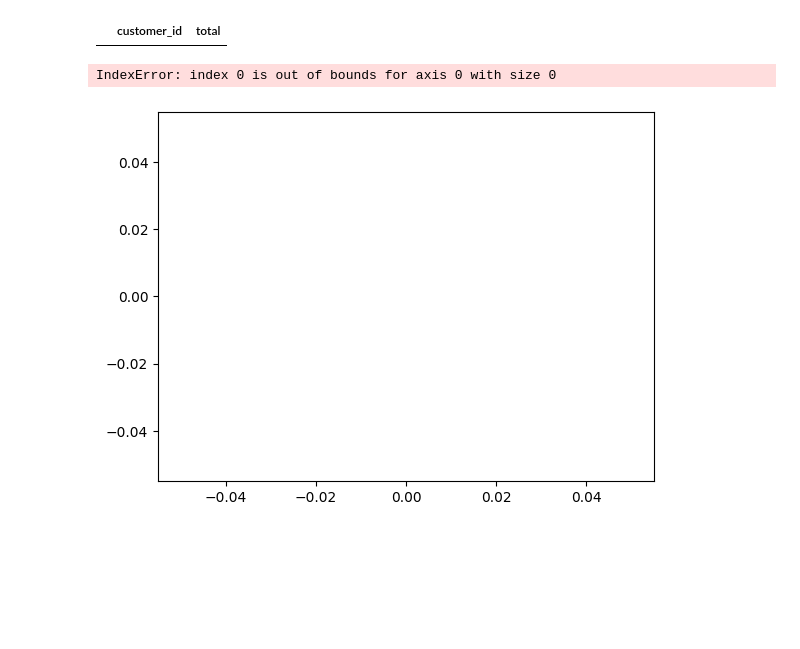
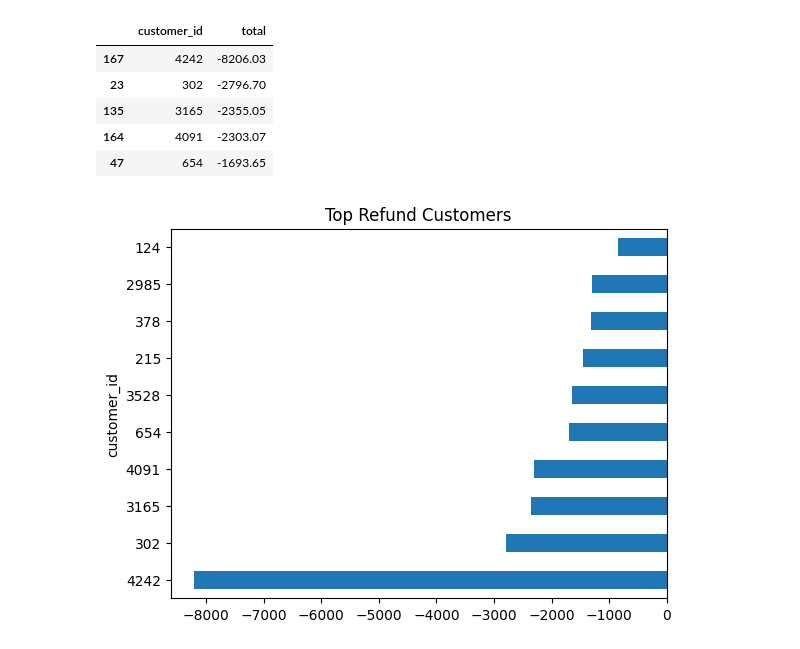
Before and after one commit to bravojuandb/retail-sales-pipeline, a Jupyter notebook: notebooks/analysis.ipynb, the cells around one changed output. Cells and saved outputs as stored; diff of their text form; code cells hidden in the pictures; blank space fills up the shorter version.

```diff
--- a/notebooks/analysis.ipynb
+++ b/notebooks/analysis.ipynb
@@ -4,3 +9,7 @@
 import pandas as pd
 import matplotlib.pyplot as plt
 from pathlib import Path
+
+ROOT = Path().resolve().parent
+parquet_path = ROOT / "data" / "clean" /"2024_clean.parquet"
+df = pd.read_parquet(parquet_path)
@@ -87,10 +131,30 @@ refunds_summary = (
 refunds_summary.head()
 # %% [output]
 |  | customer_id | total |
+| 167 | 4242 | -8206.03 |
+| 23 | 302 | -2796.70 |
+| 135 | 3165 | -2355.05 |
+| 164 | 4091 | -2303.07 |
+| 47 | 654 | -1693.65 |
 # %%
-refunds_summary.head(10).plot(kind="barh", x="customer_id", y="total", legend=False)
-plt.title("Top Refund Customers")
-plt.show()
+refunds = df[df["total"] < 0]
+
+if refunds.empty:
+    print("No refunds found in this dataset.")
+else:
+    refunds_summary = (
+        refunds.groupby("customer_id", as_index=False)["total"]
+        .sum()
+        .sort_values("total")
+    )
+
+    refunds_summary.head(10).plot(
+        kind="barh",
+        x="customer_id",
+        y="total",
+        legend=False
+    )
+    plt.title("Top Refund Customers")
+    plt.show()
 # %% [output]
-IndexError: index 0 is out of bounds for axis 0 with size 0
-[figure, old version]
+[figure, new version]
```
Also changed, not shown: parts of 11 cells of this notebook.
